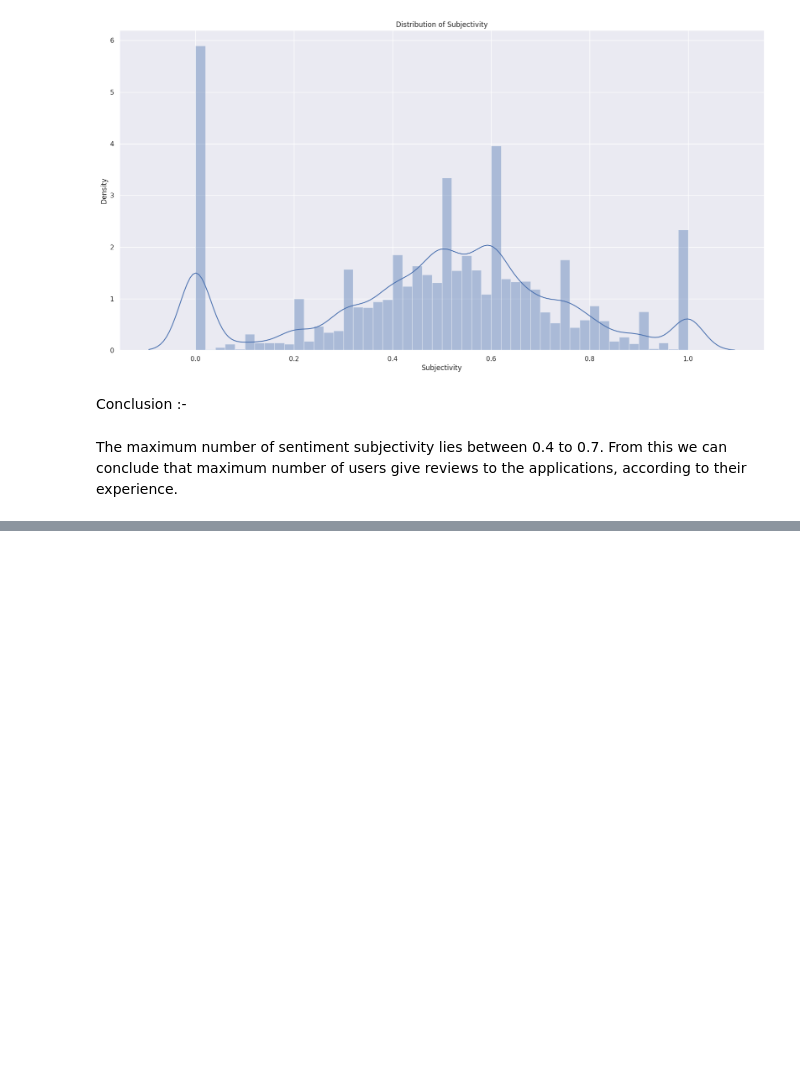
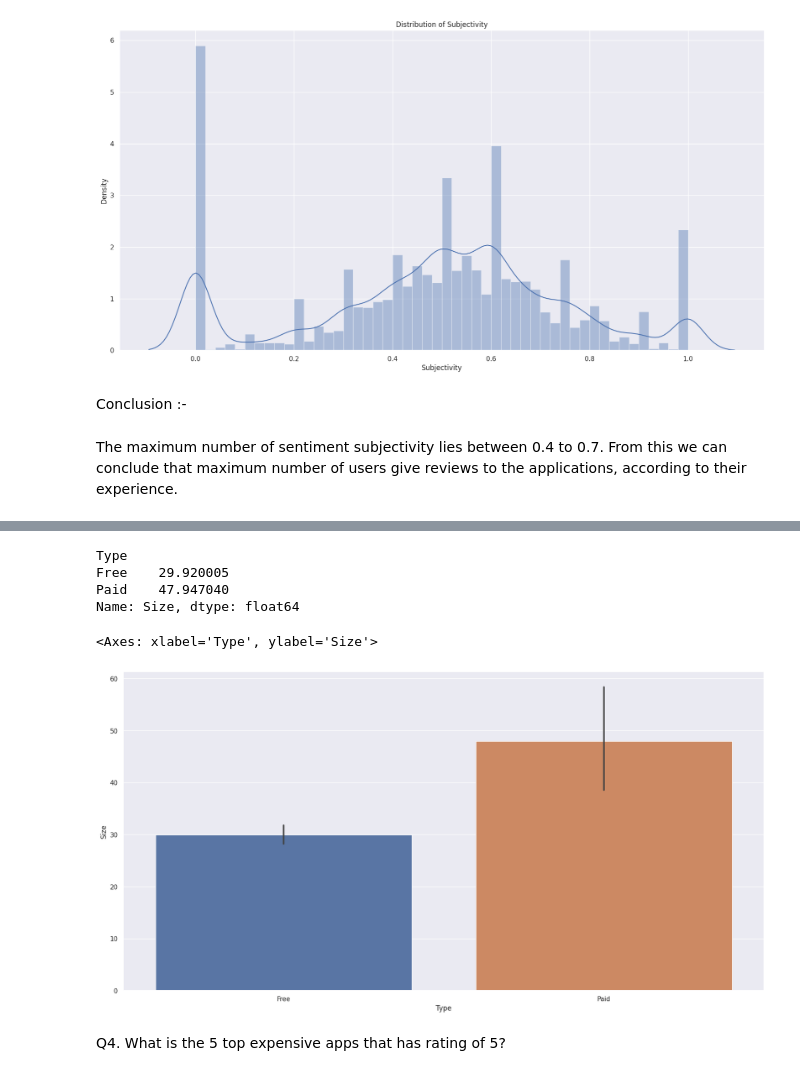
Before and after one commit to VishalKamde/EDA-PROJECT, a Jupyter notebook: Copy_of_Play_Store_App_Review_Analysis_Capstone_Project_Vishal_Kamde.ipynb, the cells around one changed output, grey strips where cells are left out. Drawn from its saved outputs; the diff is of its cells as text; code cells hidden in the pictures; blank space fills up the shorter version.

```diff
--- a/Copy_of_Play_Store_App_Review_Analysis_Capstone_Project_Vishal_Kamde.ipynb
+++ b/Copy_of_Play_Store_App_Review_Analysis_Capstone_Project_Vishal_Kamde.ipynb
@@ -890,0 +957,16 @@ The maximum number of sentiment subjectivity lies between 0.4 to 0.7. From this
+# %%
+# Size of type free and paid Apps
+df.groupby("Type").mean()["Size"]
+# %% [output]
+Type
+Free    29.920005
+Paid    47.947040
+Name: Size, dtype: float64
+# %%
+# Plotting graph
+sns.barplot(x = "Type", y = "Size", data = df, estimator = np.mean)
+# %% [output]
+<Axes: xlabel='Type', ylabel='Size'>
+[figure, added]
+# %% [markdown]
+Q4. What is the 5 top expensive apps that has rating of 5?
```
Also changed, not shown: parts of 32 cells of this notebook.
